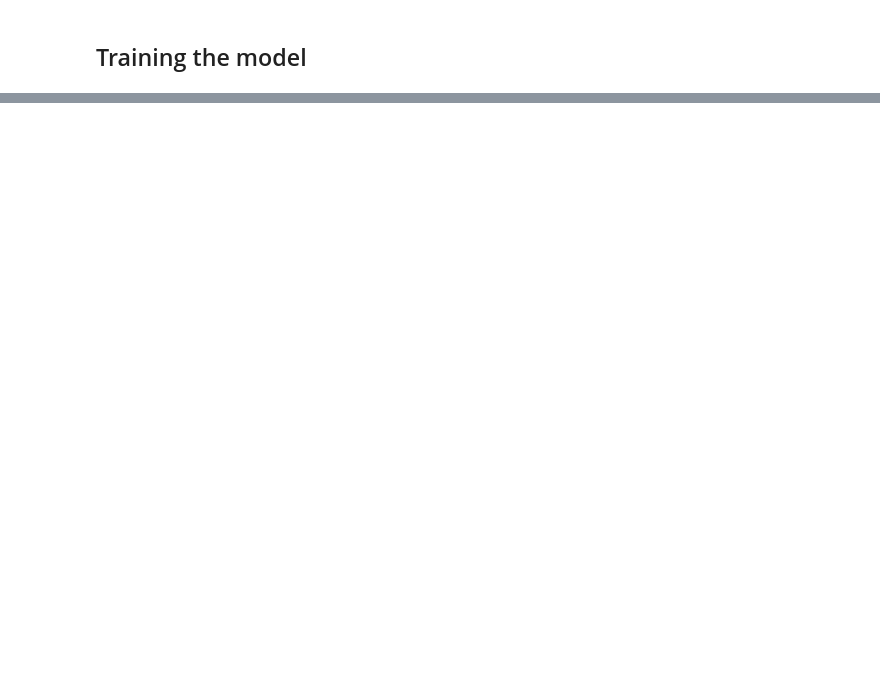
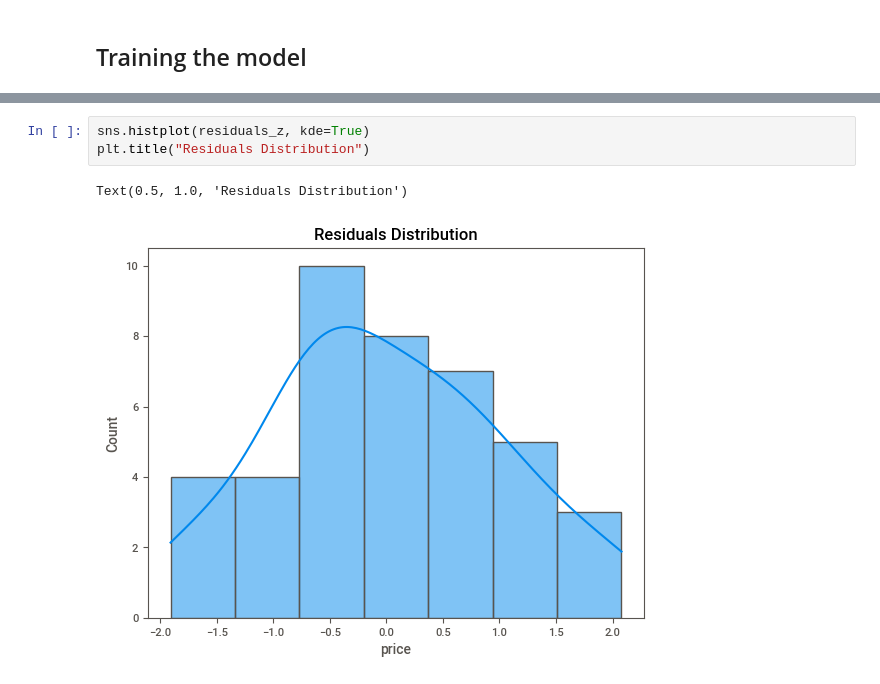
Before and after one commit to ddanielcruz/ignite-ai-05-multiple-linear-regression, a Jupyter notebook: car_prices_model.ipynb, the cells around one changed output, grey strips where cells are left out. Drawn from its saved outputs; the diff is of its cells as text; blank space fills up the shorter version.

```diff
--- a/car_prices_model.ipynb
+++ b/car_prices_model.ipynb
@@ -473,0 +320,6 @@ plt.show()
+# %%
+sns.histplot(residuals_z, kde=True)
+plt.title("Residuals Distribution")
+# %% [output]
+Text(0.5, 1.0, 'Residuals Distribution')
+[figure, added]
```
Also changed, not shown: parts of 79 cells of this notebook, 2 other files.
